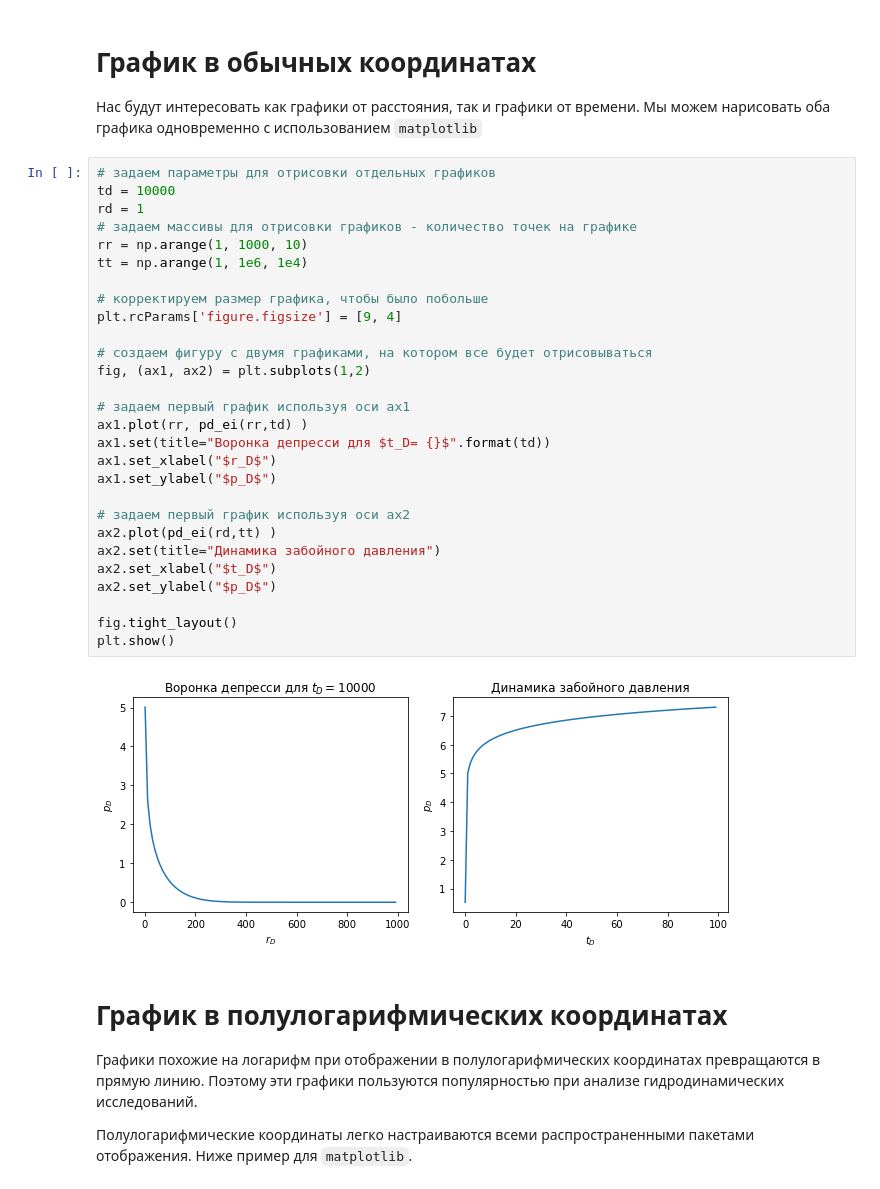
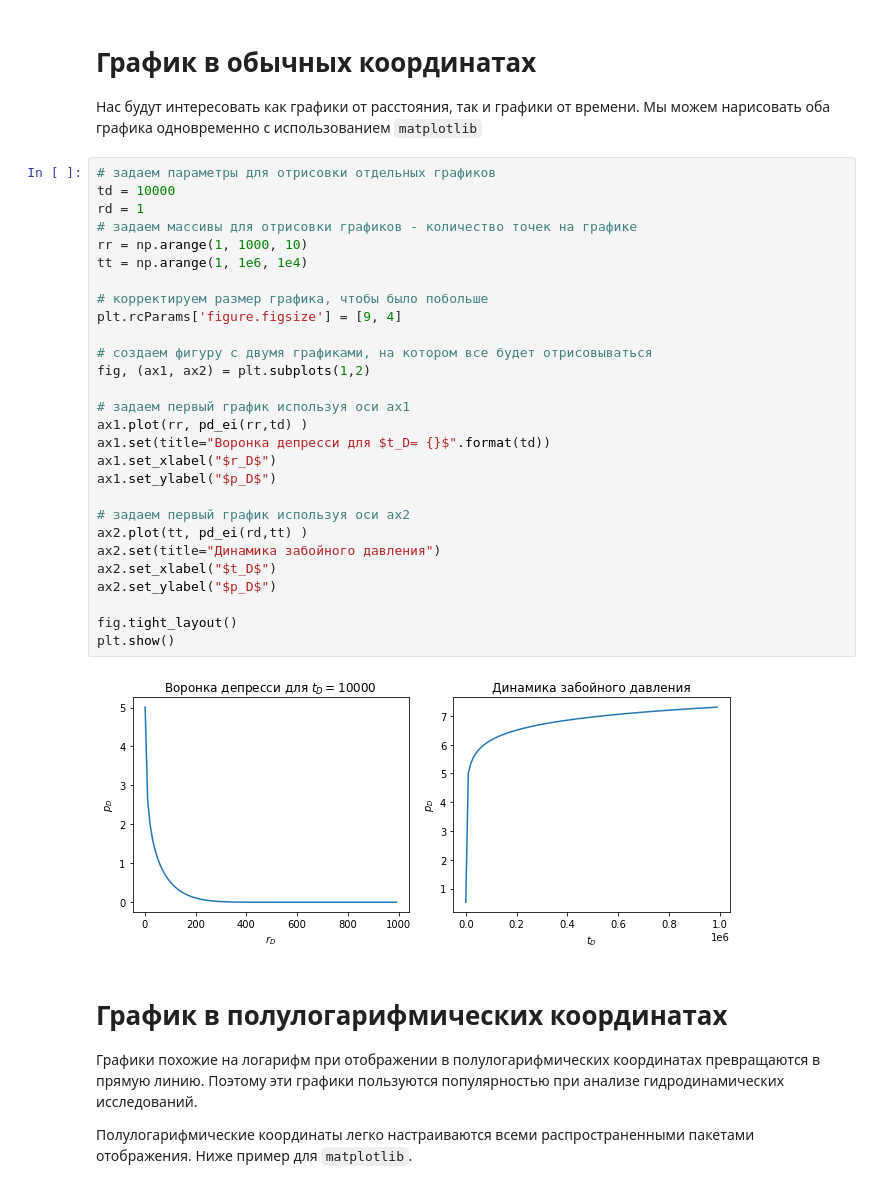
Before and after one commit to khabibullinra/welltest_examples, a Jupyter notebook: jupyter/14_semilog_loglog_derivatives_calc.ipynb, the cells around one changed output. Drawn from its saved outputs; the diff is of its cells as text.

```diff
--- a/jupyter/14_semilog_loglog_derivatives_calc.ipynb
+++ b/jupyter/14_semilog_loglog_derivatives_calc.ipynb
@@ -26,33 +28,33 @@ def pd_ei(rd, td):
 # %%
 # задаем параметры для отрисовки отдельных графиков
 td = 10000
 rd = 1
 # задаем массивы для отрисовки графиков - количество точек на графике
 rr = np.arange(1, 1000, 10)
 tt = np.arange(1, 1e6, 1e4)
 
 # корректируем размер графика, чтобы было побольше
 plt.rcParams['figure.figsize'] = [9, 4]
 
 # создаем фигуру с двумя графиками, на котором все будет отрисовываться
 fig, (ax1, ax2) = plt.subplots(1,2)
 
 # задаем первый график используя оси ax1
 ax1.plot(rr, pd_ei(rr,td) )
 ax1.set(title="Воронка депресси для $t_D= {}$".format(td))
 ax1.set_xlabel("$r_D$")
 ax1.set_ylabel("$p_D$")
 
 # задаем первый график используя оси ax2
-ax2.plot(pd_ei(rd,tt) )
+ax2.plot(tt, pd_ei(rd,tt) )
 ax2.set(title="Динамика забойного давления")
 ax2.set_xlabel("$t_D$")
 ax2.set_ylabel("$p_D$")
 
 fig.tight_layout()
 plt.show()
 # %% [output]
-[figure, old version]
+[figure, new version]
 # %% [markdown]
 # График в полулогарифмических координатах
 
```
Also changed, not shown: parts of 5 cells of this notebook, 2 other files.
